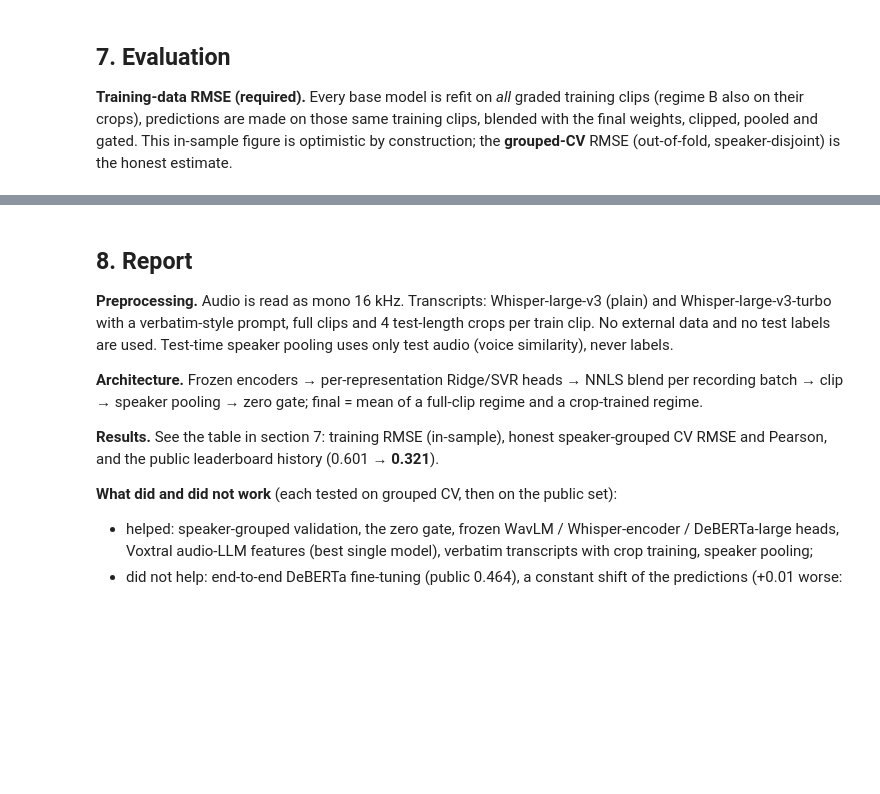
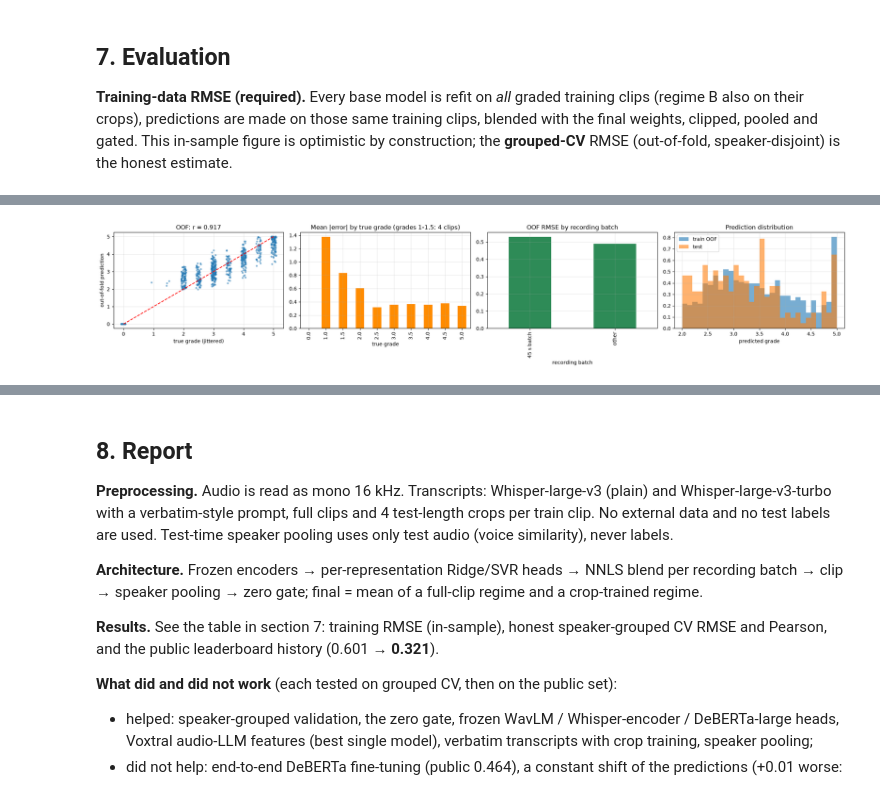
Before and after one commit to Sibikrish3000/shl-grammer-scoring, a Jupyter notebook: final_nb/final.ipynb, the cells around one changed output, grey strips where cells are left out. Drawn from its saved outputs; the diff is of its cells as text; code cells hidden in the pictures; blank space fills up the shorter version.

```diff
--- a/final_nb/final.ipynb
+++ b/final_nb/final.ipynb
@@ -405,19 +449,23 @@ res
 # %%
 oofp = cv_oof["A+B"]
 fig, ax = plt.subplots(1, 4, figsize=(21, 4.2))
 ax[0].scatter(y_all + np.random.RandomState(1).uniform(-0.08, 0.08, len(y_all)), oofp, s=8, alpha=0.45)
 ax[0].plot([0, 5], [0, 5], "r--")
 ax[0].set(xlabel="true grade (jittered)", ylabel="out-of-fold prediction", title=f"OOF: r = {pearsonr(y_all, oofp)[0]:.3f}")
 err = pd.DataFrame({"y": y_all, "e": np.abs(oofp - y_all)}).groupby("y").e.mean()
-err.plot.bar(ax=ax[1], color="darkorange", title="Mean |error| by true grade")
+err.index.name = "true grade"
+err.plot.bar(ax=ax[1], color="darkorange", title="Mean |error| by true grade (grades 1-1.5: 4 clips)")
 bt = pd.DataFrame({"b": np.where(batch[is_tr] == 0, "45 s batch", "other"), "se": (oofp - y_all) ** 2}).groupby("b").se.mean() ** 0.5
+bt.index.name = "recording batch"
 bt.plot.bar(ax=ax[2], color="seagreen", title="OOF RMSE by recording batch")
 ax[3].hist(oofp[nz], 30, alpha=0.6, density=True, label="train OOF")
 ax[3].hist(test_final[~gated], 30, alpha=0.6, density=True, label="test")
 ax[3].set(title="Prediction distribution", xlabel="predicted grade")
 ax[3].legend()
 plt.tight_layout()
 plt.show()
+# %% [output]
+[figure, added]
 # %%
 prog = pd.DataFrame([
     ("v3  hand + LM + VAD features → LightGBM (random-fold CV)", 0.6013),
```
Also changed, not shown: parts of 11 cells of this notebook, 14 other files.
